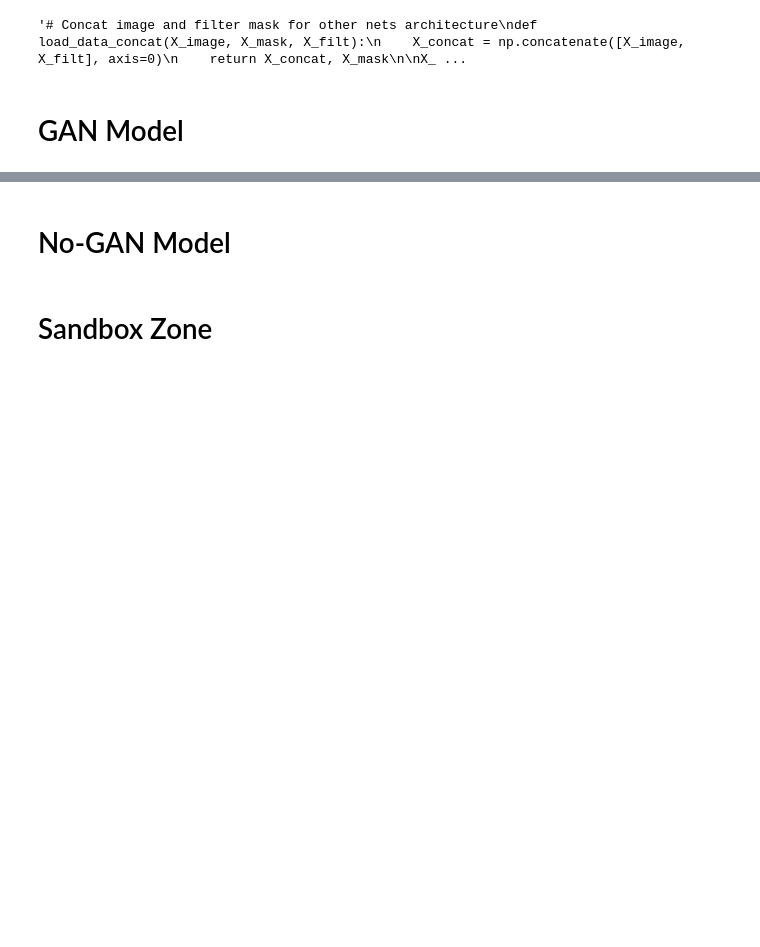
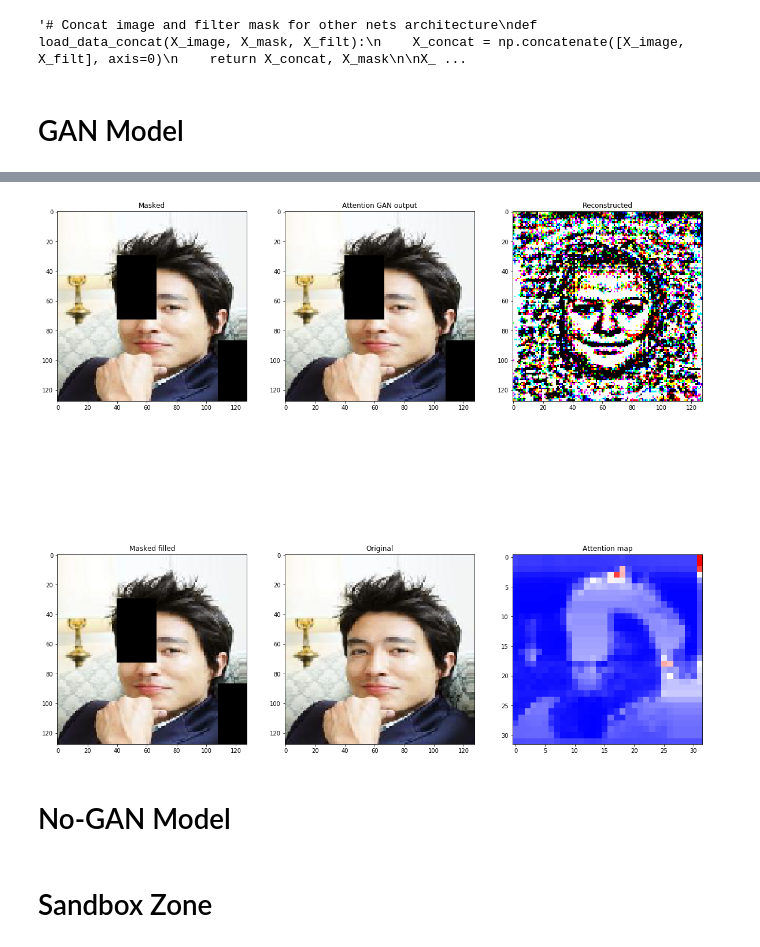
Before and after one commit to clementruin/ImageInpainting, a Jupyter notebook: GAN_Attention_tf_for_celeb.ipynb, the cells around one changed output, grey strips where cells are left out. Saved outputs shown, nothing was run; the diff lists cells and outputs as text; code cells hidden in the pictures; blank space fills up the shorter version.

```diff
--- a/GAN_Attention_tf_for_celeb.ipynb
+++ b/GAN_Attention_tf_for_celeb.ipynb
@@ -102,7 +104,7 @@ print('  masked image', X_test_mask.shape)"""
 # %% [markdown]
 # GAN Model
 # %%
-image_size = (64, 64, 3)
+image_size = X_train[0,:,:,:].shape
 n_pixels = int(image_size[0]*image_size[1]*image_size[2])
 
 epochs = 30
@@ -330,34 +356,36 @@ plt.show()
 # %%
 feed_dict = {masked_image_inputs: X_test_mask,
              mask_filter_inputs: X_test_filter,
              real_image_targets: X_test}
 
 reco_imgs, att_map, out_imgs = sess_gan.run([reconstructed_images, attention_map, output_images],
                                              feed_dict=feed_dict)
 
-i = 61
+i = 6
 plt.figure(figsize=(20, 20))
 
 plt.subplot(2, 3, 1)
 plt.imshow(X_test_mask[i])
 plt.title("Masked")
 plt.subplot(2, 3, 3)
 plt.imshow(reco_imgs[i])
 plt.title("Reconstructed")
 plt.subplot(2, 3, 4)
 plt.imshow(X_test_filter[i]*reco_imgs[i] + (1-X_test_filter[i])*X_test_mask[i])
 plt.title("Masked filled")
 plt.subplot(2, 3, 2)
 plt.imshow(out_imgs[i])
 plt.title("Attention GAN output")
 plt.subplot(2, 3, 6)
-plt.imshow(att_map[i].reshape(16, 16), cmap='bwr', interpolation='nearest')
+plt.imshow(att_map[i].reshape(32, 32), cmap='bwr', interpolation='nearest')
 plt.title("Attention map")
 plt.subplot(2, 3, 5)
 plt.imshow(X_test[i])
 plt.title("Original")
 
 plt.show()
+# %% [output]
+[figure, added]
 # %% [markdown]
 # No-GAN Model
 # %%
```
Also changed, not shown: parts of 8 cells of this notebook, 1 other file.
